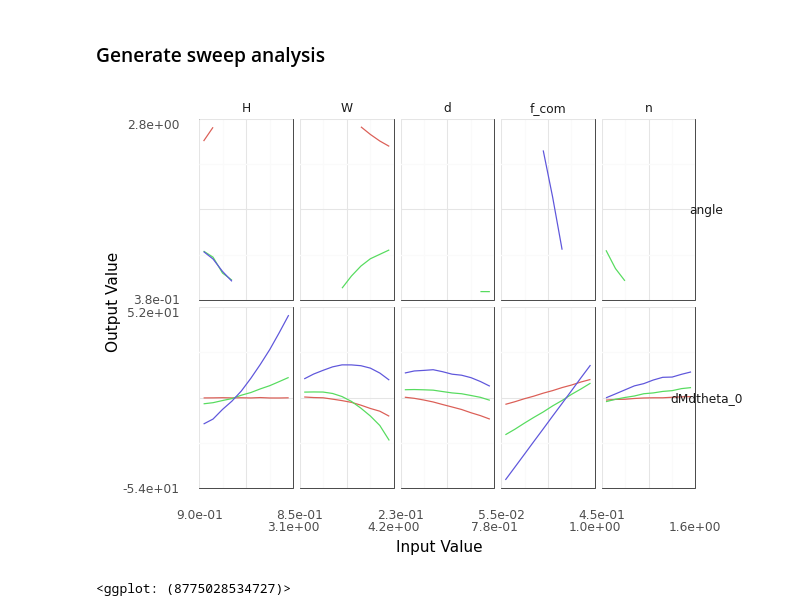
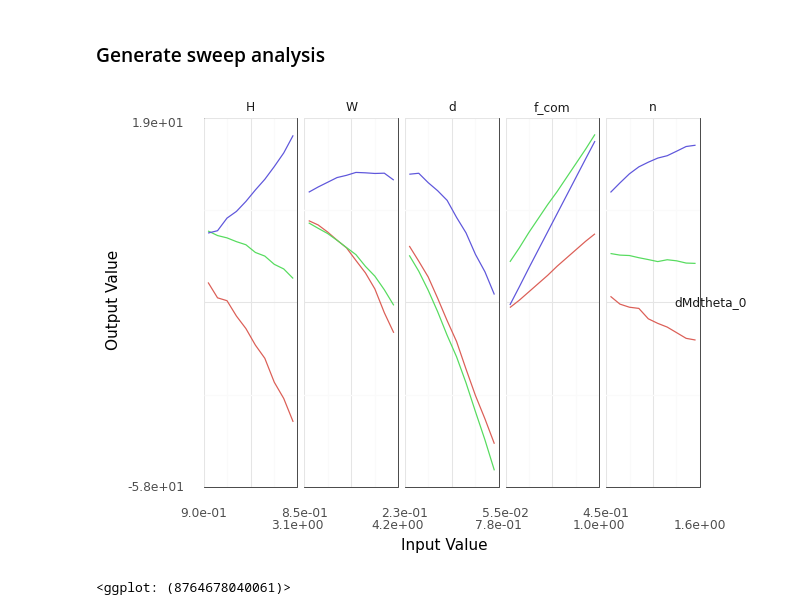
Before and after one commit to zdelrosario/boat-stability, a Jupyter notebook: siam-ch.ipynb, the cells around one changed output. Saved outputs shown, nothing was run; the diff lists cells and outputs as text; code cells hidden in the pictures.

```diff
--- a/siam-ch.ipynb
+++ b/siam-ch.ipynb
@@ -202,11 +230,11 @@ df_sweeps = (
 # %%
 (
     df_sweeps
     >> gr.pt_sinew_outputs(
         var=md_performance.var,
-        out=["dMdtheta_0", "angle"]
+        out=["dMdtheta_0"]
     )
 )
 # %% [output]
-[figure, old version]
+[figure, new version]
-<ggplot: (8775028534727)>
+<ggplot: (8764678040061)>
```
Also changed, not shown: parts of 12 cells of this notebook.
